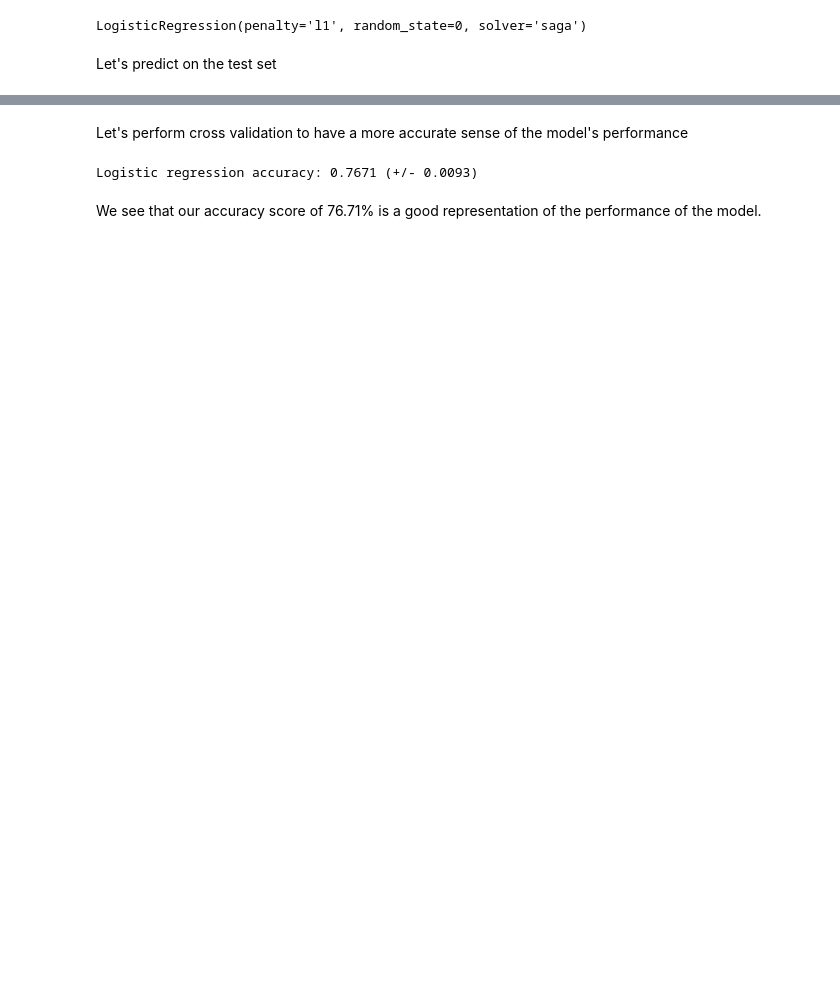
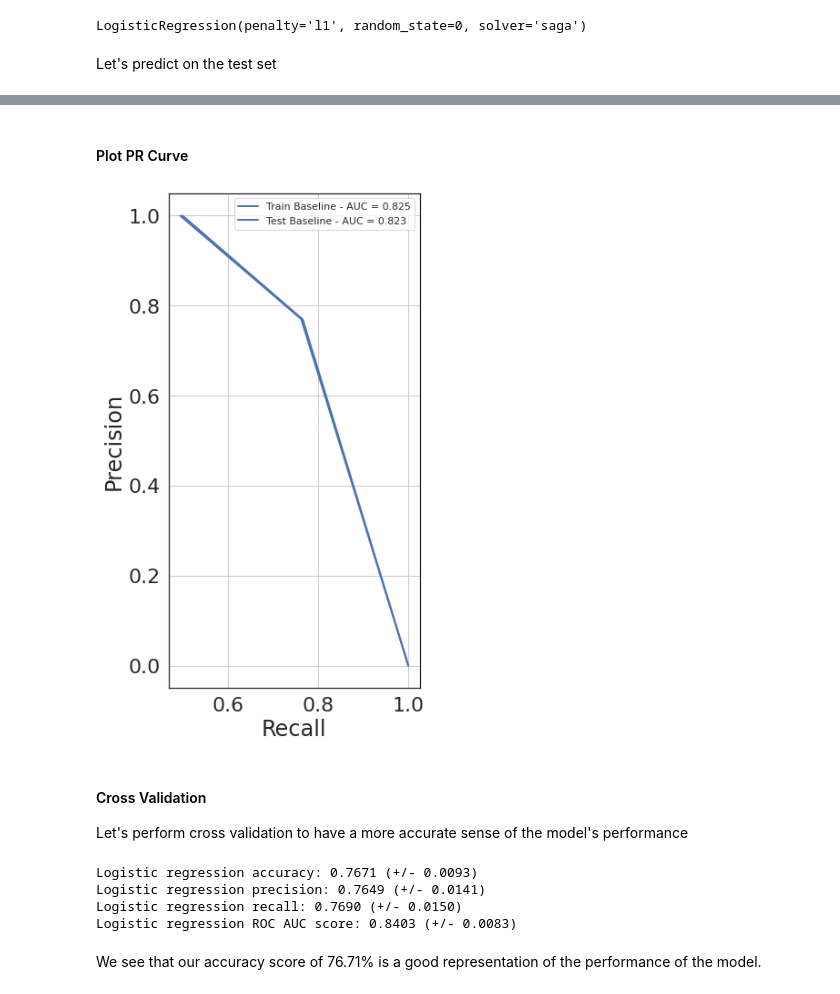
Before and after one commit to jehasbani/directing-customers-to-subscription-through-app-behavior-analysis, a Jupyter notebook: code.ipynb, the cells around one changed output, grey strips where cells are left out. Saved outputs shown, nothing was run; the diff lists cells and outputs as text; code cells hidden in the pictures; blank space fills up the shorter version.

```diff
--- a/code.ipynb
+++ b/code.ipynb
@@ -418,3 +538,25 @@ X_test_scaled = pd.DataFrame(scaler.transform(X_test),columns=X_test.columns, in
+# %%
+# PRC curve plot helper function
+def plot_prc(name, labels, predictions, **kwargs):
+    precision, recall, _ = precision_recall_curve(labels, predictions)
+
+    #plt.figure(figsize=(12, 10))
+    custom_label = f"{name} - AUC = {auc(recall,precision):.3f}"
+    plt.plot(precision, recall, label=custom_label, linewidth=2, **kwargs)
+    plt.xlabel('Recall')
+    plt.ylabel('Precision')
+    plt.grid(True)
+    ax = plt.gca()
+    ax.set_aspect('equal')
+
+def prc_best_threshold(labels, predictions):
+  precision, recall, thresholds = precision_recall_curve(labels, predictions)
+  # convert to f score
+  fscore = (2 * precision * recall) / (precision + recall)
+  # locate the index of the largest f score
+  ix = np.argmax(fscore)
+  best_thresh = thresholds[ix]
+  return best_thresh
 # %% [markdown]
 ---
 
@@ -483,3 +617,13 @@ NPV: 0.7743
+# %% [markdown]
+#### Plot PR Curve
+# %%
+plt.figure(figsize=(12,10))
+plot_prc("Train Baseline", y_train, clf.predict(X_train_scaled), color=colors[0])
+plot_prc("Test Baseline", y_test, y_pred, color=colors[0], linestyle='-')
+plt.legend(loc='upper right',prop={'size': 11});
+# %% [output]
+[figure, added]
 # %% [markdown]
+#### Cross Validation
 Let's perform cross validation to have a more accurate sense of the model's performance
 # %%
@@ -487,5 +630,0 @@ from sklearn.model_selection import cross_val_score
-# %%
-cv_acc_scores = cross_val_score(estimator = clf, X=X_train_scaled, y=y_train, cv=10)
-print(f"Logistic regression accuracy: {cv_acc_scores.mean():.4f} (+/- {cv_acc_scores.std()*2:.4f})")
-# %% [output]
-Logistic regression accuracy: 0.7671 (+/- 0.0093)
@@ -492,2 +634,12 @@ Logistic regression accuracy: 0.7671 (+/- 0.0093)
+# %%
+print(f"Logistic regression accuracy: {scores['test_accuracy'].mean():.4f} (+/- {scores['test_accuracy'].std()*2:.4f})")
+print(f"Logistic regression precision: {scores['test_precision'].mean():.4f} (+/- {scores['test_precision'].std()*2:.4f})")
+print(f"Logistic regression recall: {scores['test_recall'].mean():.4f} (+/- {scores['test_recall'].std()*2:.4f})")
+print(f"Logistic regression ROC AUC score: {scores['test_roc_auc'].mean():.4f} (+/- {scores['test_roc_auc'].std()*2:.4f})")
+# %% [output]
+Logistic regression accuracy: 0.7671 (+/- 0.0093)
+Logistic regression precision: 0.7649 (+/- 0.0141)
+Logistic regression recall: 0.7690 (+/- 0.0150)
+Logistic regression ROC AUC score: 0.8403 (+/- 0.0083)
 # %% [markdown]
 We see that our accuracy score of 76.71% is a good representation of the performance of the model.
```
Also changed, not shown: parts of 65 cells of this notebook.
